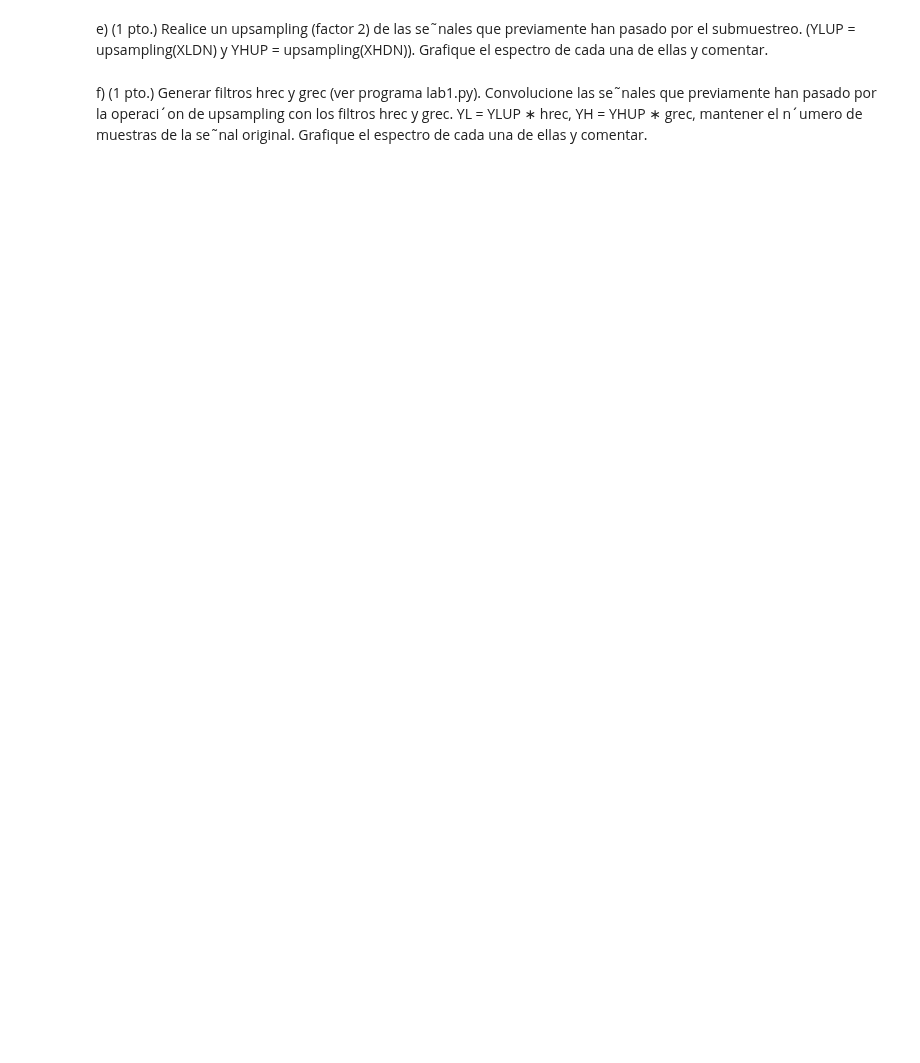
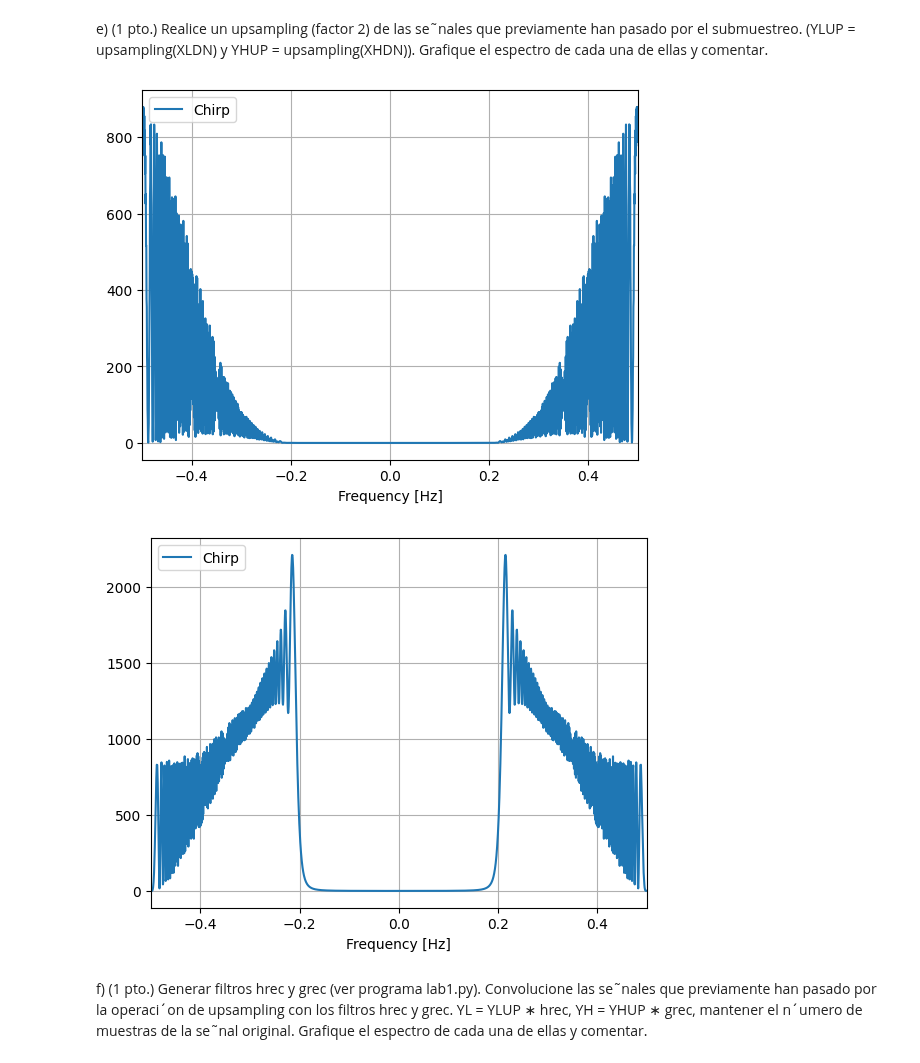
Before and after one commit to ExampleToFollow/PracticasPDS, a Jupyter notebook: Lab1/informePrevio.ipynb, the cells around one changed output. Saved outputs shown, nothing was run; the diff lists cells and outputs as text; code cells hidden in the pictures; blank space fills up the shorter version.

```diff
--- a/Lab1/informePrevio.ipynb
+++ b/Lab1/informePrevio.ipynb
@@ -243,3 +224,54 @@ t_up = np.arange(Ns_up)/fs_up
+# %%
+#Realizamos upsampling a ambos con el factor de 2
+Ns = len(XLDN)
+U = 2
+n = np.arange(Ns)
+Ns_up = U*Ns
+fs_up = U*fs
+YULP = np.zeros([Ns_up])
+YULP[U*n] = XLDN[:]
+t_up = np.arange(Ns_up)/fs_up
+
+#Ahoraa hallamos su FFT
+espectro_YULP = np.fft.fftshift(np.fft.fft(YULP))
+spc_up = np.abs(espectro_YULP)**2
+freq_up = ((np.arange(Ns_up) - Ns_up/2) * fs_up / Ns_up )* (1/fs)
+
+plt.figure(1)
+plt.plot(freq_up,spc_up,label='Chirp')
+plt.xlim([-1/2,1/2])
+plt.grid('on')
+plt.xlabel('Frequency [Hz]')
+plt.legend(loc='upper left')
+plt.show()
+
+
+
+#Realizamos upsampling a ambos con el factor de 2
+Ns = len(XHDN)
+U = 2
+n = np.arange(Ns)
+Ns_up = U*Ns
+fs_up = U*fs
+YHUP = np.zeros([Ns_up])
+YHUP[U*n] = XHDN[:]
+t_up = np.arange(Ns_up)/fs_up
+
+#Ahoraa hallamos su FFT
+espectro_YHUP = np.fft.fftshift(np.fft.fft(YHUP))
+spc_up = np.abs(espectro_YHUP)**2
+freq_up = ((np.arange(Ns_up) - Ns_up/2) * fs_up / Ns_up )* (1/fs)
+
+plt.figure(1)
+plt.plot(freq_up,spc_up,label='Chirp')
+plt.xlim([-1/2,1/2])
+plt.grid('on')
+plt.xlabel('Frequency [Hz]')
+plt.legend(loc='upper left')
+plt.show()
+# %% [output]
+[figure, added]
+[figure, added]
 # %% [markdown]
 f) (1 pto.) Generar filtros hrec y grec (ver programa lab1.py). Convolucione
 las se˜nales que previamente han pasado por la operaci´on de upsampling
```
Also changed, not shown: parts of 7 cells of this notebook.
